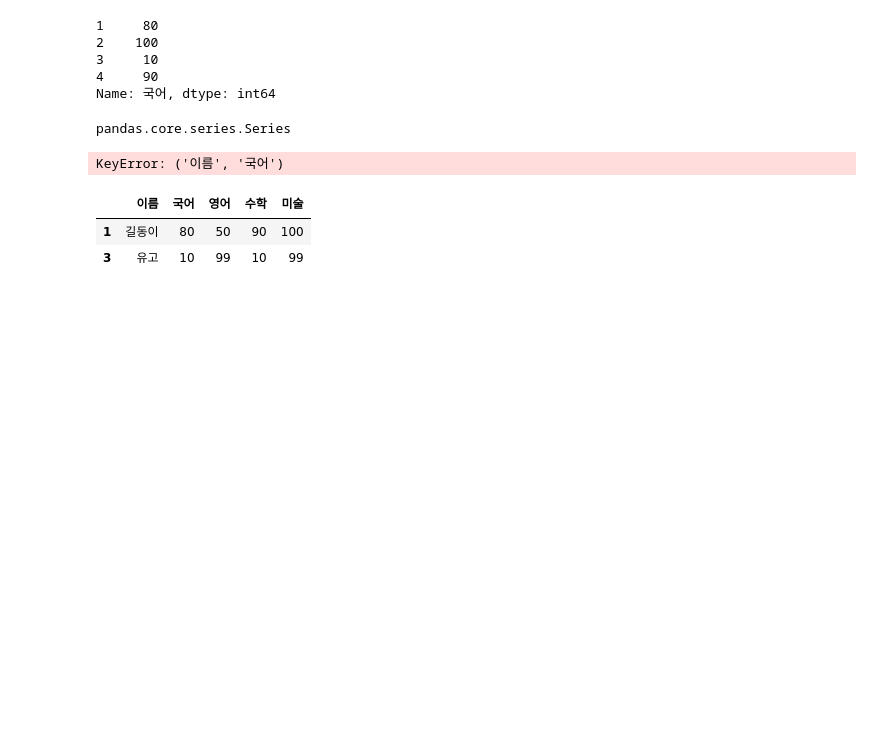
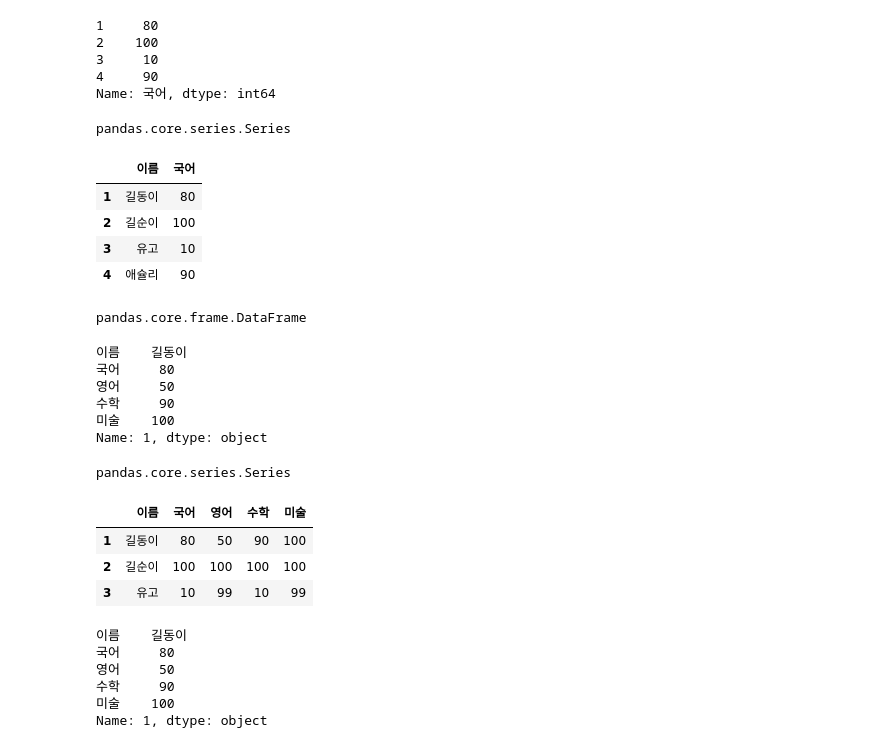
Before and after one commit to 9aramkim/bigdata-python-2023, a Jupyter notebook: Day05/py31_pandas_dataframe.ipynb, the cells around one changed output. Cells and saved outputs as stored; diff of their text form; code cells hidden in the pictures; blank space fills up the shorter version.

```diff
--- a/Day05/py31_pandas_dataframe.ipynb
+++ b/Day05/py31_pandas_dataframe.ipynb
@@ -82,13 +85,46 @@ type(df4['이름'])
 # %% [output]
 pandas.core.series.Series
 # %%
-df4['이름','국어']
+df4[['이름', '국어']]
 # %% [output]
-KeyError: ('이름', '국어')
+|  | 이름 | 국어 |
+| 1 | 길동이 | 80 |
+| 2 | 길순이 | 100 |
+| 3 | 유고 | 10 |
+| 4 | 애슐리 | 90 |
+# %%
+type(df4[['이름', '국어']])
+# %% [output]
+pandas.core.frame.DataFrame
+# %%
+# 레코드(row)형태 데이터 가지고온 것 (df4['국어']와 정반대)
+df4.loc[1]
+# %% [output]
+이름    길동이
+국어     80
+영어     50
+수학     90
+미술    100
+Name: 1, dtype: object
+# %%
+type(df4.loc[1])
+# %% [output]
+pandas.core.series.Series
 # %%
 # 다중인덱스
-df4.loc[[1,3]]
+df4.loc[[1, 2, 3]]
 # %% [output]
 |  | 이름 | 국어 | 영어 | 수학 | 미술 |
 | 1 | 길동이 | 80 | 50 | 90 | 100 |
+| 2 | 길순이 | 100 | 100 | 100 | 100 |
 | 3 | 유고 | 10 | 99 | 10 | 99 |
+# %%
+# 시스템 기본 인덱스값 으로 인덱싱
+df4.iloc[0]
+# %% [output]
+이름    길동이
+국어     80
+영어     50
+수학     90
+미술    100
+Name: 1, dtype: object
```
Also changed, not shown: parts of 45 cells of this notebook, 9 other files.
